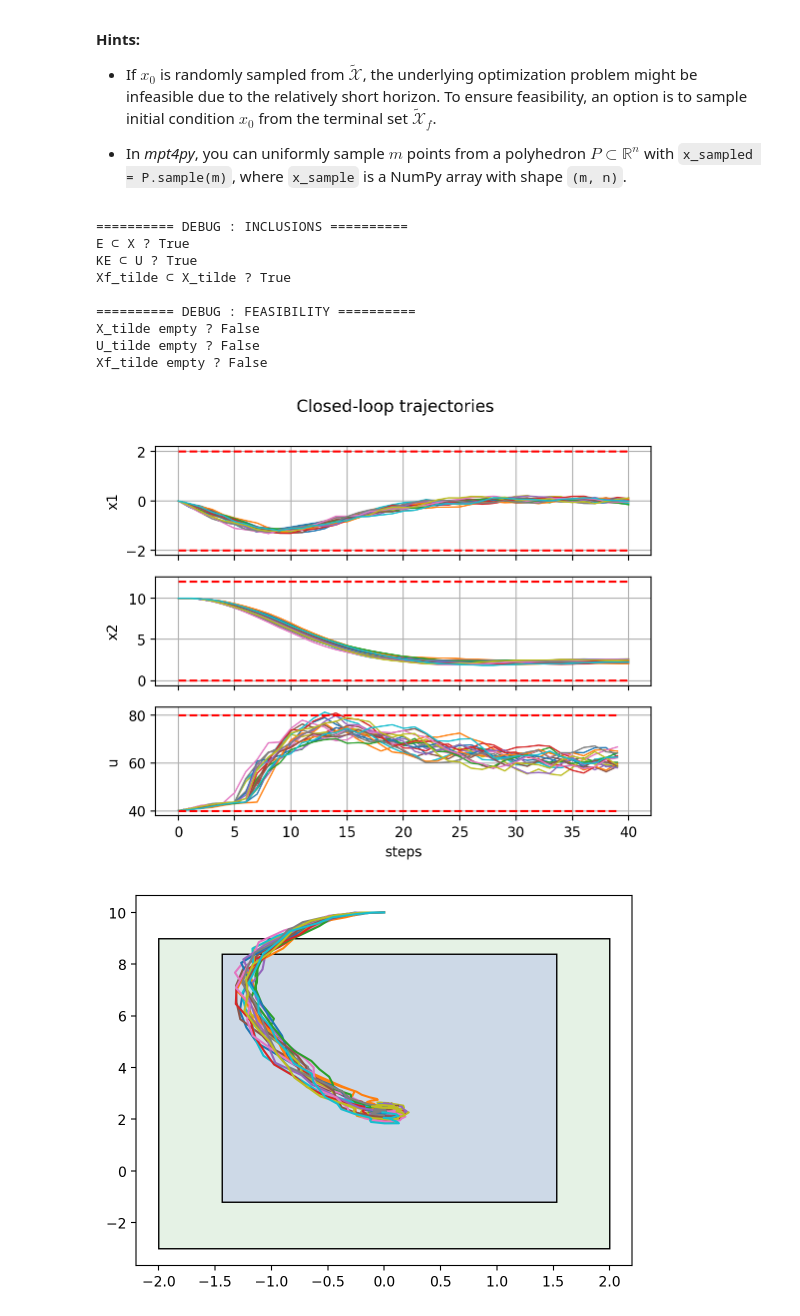
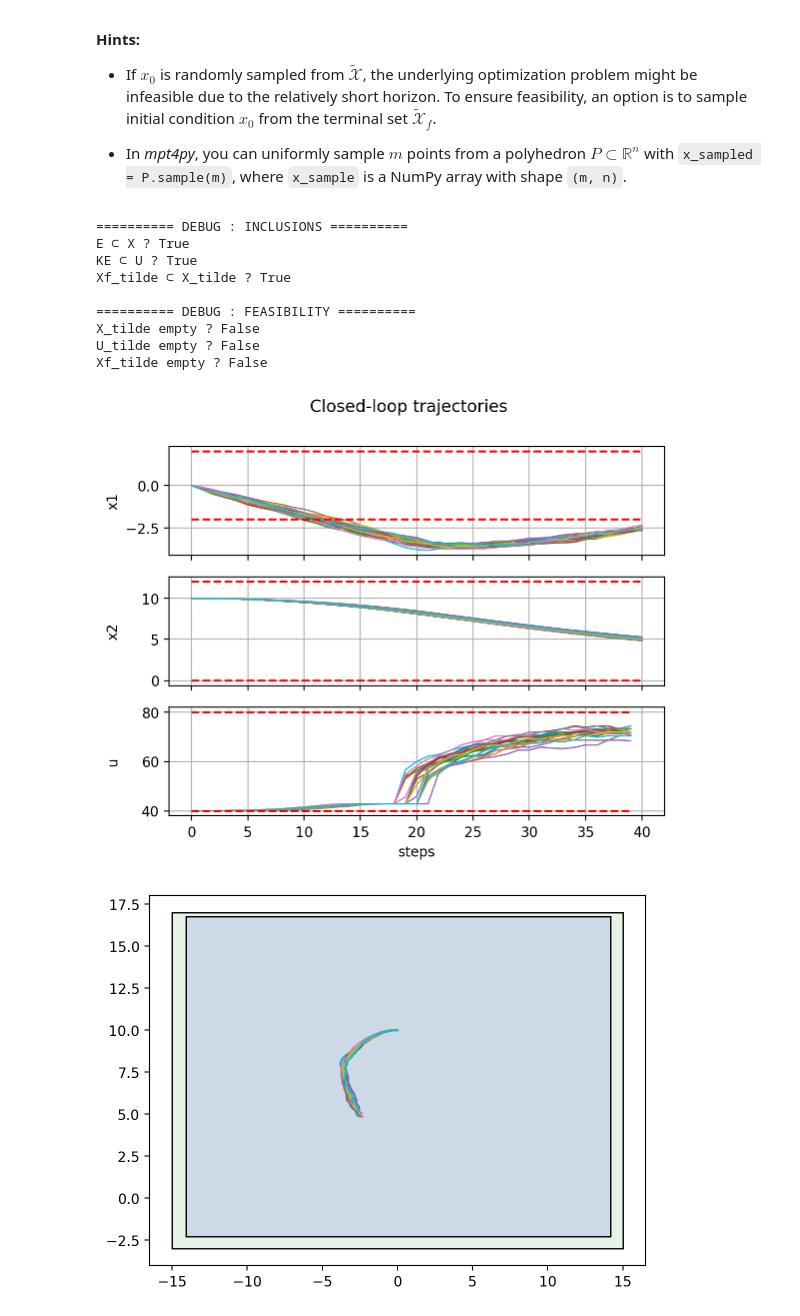
Before and after one commit to Sdevaud/MPC_ROCKET, a Jupyter notebook: programming_exercises/exercise7_tube_mpc/ex7_sol_tube_mpc.ipynb, the cells around one changed output. Drawn from its saved outputs; the diff is of its cells as text; code cells hidden in the pictures.

```diff
--- a/programming_exercises/exercise7_tube_mpc/ex7_sol_tube_mpc.ipynb
+++ b/programming_exercises/exercise7_tube_mpc/ex7_sol_tube_mpc.ipynb
@@ -133,7 +142,7 @@ def min_robust_invariant_set(A_cl: np.ndarray, W: Polyhedron, max_iter: int = 50
 		A_cl_ith_power = np.linalg.matrix_power(A_cl, itr)
 		Omega_next = Omega + A_cl_ith_power @ W
 		Omega_next.minHrep()  # optionally: Omega_next.minVrep()
-		if np.linalg.matrix_norm(A_cl_ith_power, ord=2) < 1e-2:
+		if np.linalg.matrix_norm(A_cl_ith_power, ord=2) < 1e-1:
 			print('Minimal robust invariant set computation converged after {0} iterations.'.format(itr))
 			break
 
@@ -364,9 +378,8 @@ for i in range(num_samples):
     for k in range(N_closed_loop):
 
         x0_var.value = dxk
-        tube_mpc.solve(cp.PIQP)
+        tube_mpc.solve(cp.OSQP, warm_start=True, max_iter=200000)
         assert tube_mpc.status == cp.OPTIMAL, f"The tube mpc solver returned status: {tube_mpc.status}"
-
         dz = z_var[0].value
         dv = v_var[0].value
 
@@ -410,32 +423,32 @@ def plot_trajs(t_traj_closed_loop: np.ndarray,
 	ax[2].plot(t_traj[:-1], 40 * np.ones_like(t_traj[:-1]), color='red', linestyle='--')
 	ax[2].plot(t_traj[:-1], 80 * np.ones_like(t_traj[:-1]), color='red', linestyle='--')
 	ax[2].grid()
 	ax[2].set_ylabel('u')
 	ax[2].set_xlabel('steps')
 
 	fig.suptitle('Closed-loop trajectories')
 	fig.align_ylabels()
 	plt.show()
 
 plot_trajs(t_traj_closed_loop, x_trajs_closed_loop, u_trajs_closed_loop)
 
 fig4, ax4 = plt.subplots(1, 1)
 X.plot(ax4, opacity=0.1, color='g', label=r'$\mathcal{X}$')
 X_tilde.plot(ax4, opacity=0.1, color='b', label=r'\tilde{\mathcal{X_tild}}')
 
 for x_traj in x_trajs_closed_loop:
 	ax4.plot(x_traj[:,0], x_traj[:,1])
 
 plt.show()
 # %% [output]
 ========== DEBUG : INCLUSIONS ==========
 E ⊂ X ? True
 KE ⊂ U ? True
 Xf_tilde ⊂ X_tilde ? True
 
 ========== DEBUG : FEASIBILITY ==========
 X_tilde empty ? False
 U_tilde empty ? False
 Xf_tilde empty ? False
-[figure, old version]
+[figure, new version]
-[figure, old version]
+[figure, new version]
```
Also changed, not shown: parts of 5 cells of this notebook, 7 other files.
